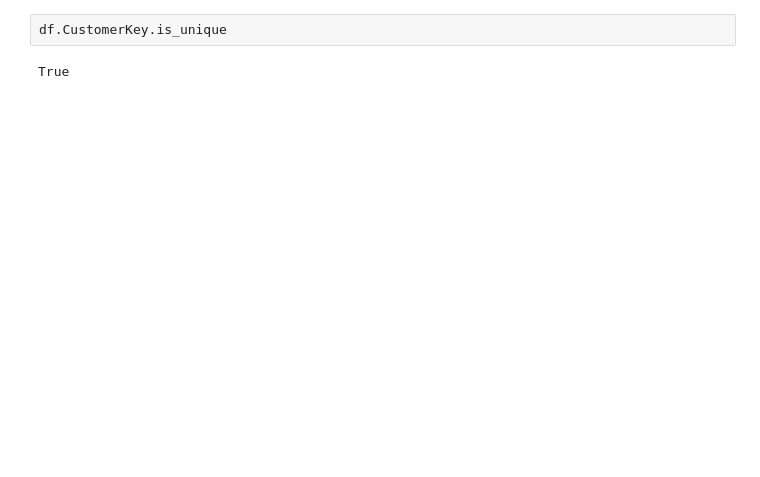
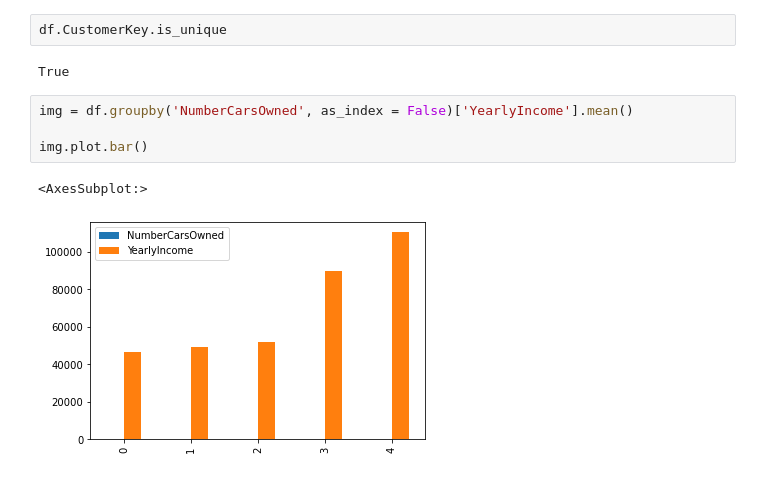
Before and after one commit to manfredimiraula/remote-dataeng, a Jupyter notebook: code/eda_notebooks/eda_on_dimcustomers.ipynb, the cells around one changed output. Cells and saved outputs as stored; diff of their text form; blank space fills up the shorter version.

```diff
--- a/code/eda_notebooks/eda_on_dimcustomers.ipynb
+++ b/code/eda_notebooks/eda_on_dimcustomers.ipynb
@@ -70,3 +68,10 @@ df.describe()
 df.CustomerKey.is_unique
 # %% [output]
 True
+# %%
+img = df.groupby('NumberCarsOwned', as_index = False)['YearlyIncome'].mean()
+
+img.plot.bar()
+# %% [output]
+<AxesSubplot:>
+[figure, added]
```
Also changed, not shown: parts of 8 cells of this notebook, 9 other files.
